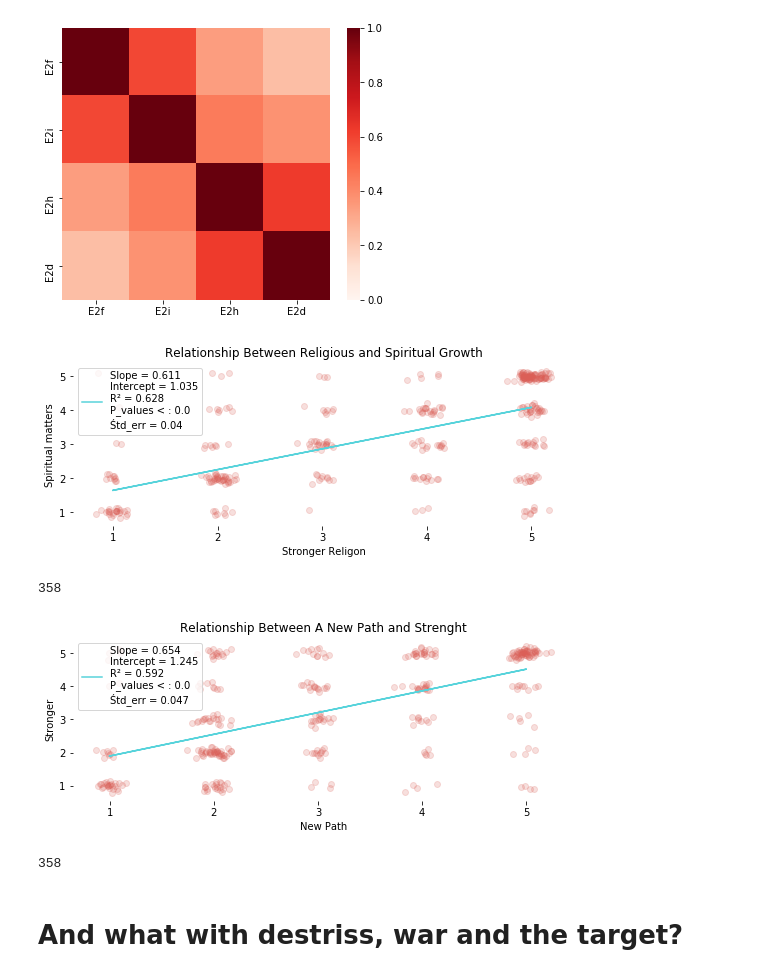
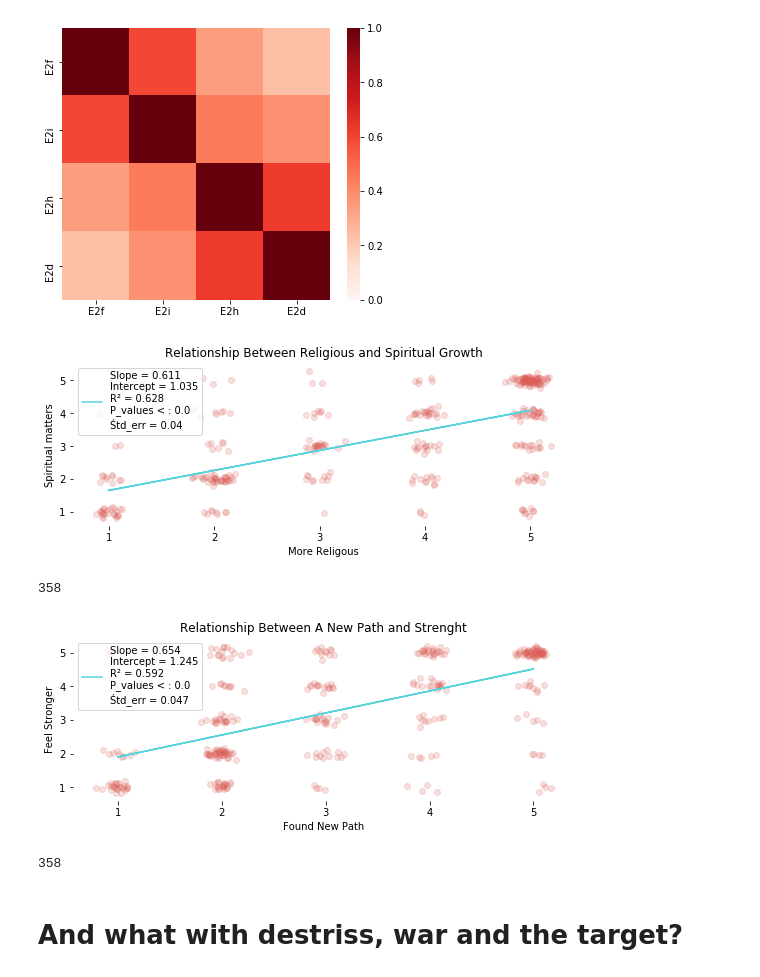
Before and after one commit to Polichinel/PLWC_scripts, a Jupyter notebook: py_bayesian_sem.ipynb, the cells around one changed output. Drawn from its saved outputs; the diff is of its cells as text; code cells hidden in the pictures.

Commit message:
plots and graphs

```diff
--- a/py_bayesian_sem.ipynb
+++ b/py_bayesian_sem.ipynb
@@ -173,14 +174,14 @@ plt.show()
 # %% [output]
 [figure]
 # %%
-plot_lin('E2h','E2d', xlabel = 'Stronger Religon', ylabel='Spiritual matters', title='Relationship Between Religious and Spiritual Growth')
+plot_lin('E2h','E2d', xlabel = 'More Religous', ylabel='Spiritual matters', title='Relationship Between Religious and Spiritual Growth')
 # %% [output]
-[figure, old version]
+[figure, new version]
 358
 # %%
-plot_lin('E2f','E2i', xlabel = 'New Path', ylabel='Stronger', title='Relationship Between A New Path and Strenght')
+plot_lin('E2f','E2i', xlabel = 'Found New Path', ylabel='Feel Stronger', title='Relationship Between A New Path and Strenght')
 # %% [output]
-[figure, old version]
+[figure, new version]
 358
 # %% [markdown]
 # And what with destriss, war and the target?
```
Also changed, not shown: parts of 15 cells of this notebook.
